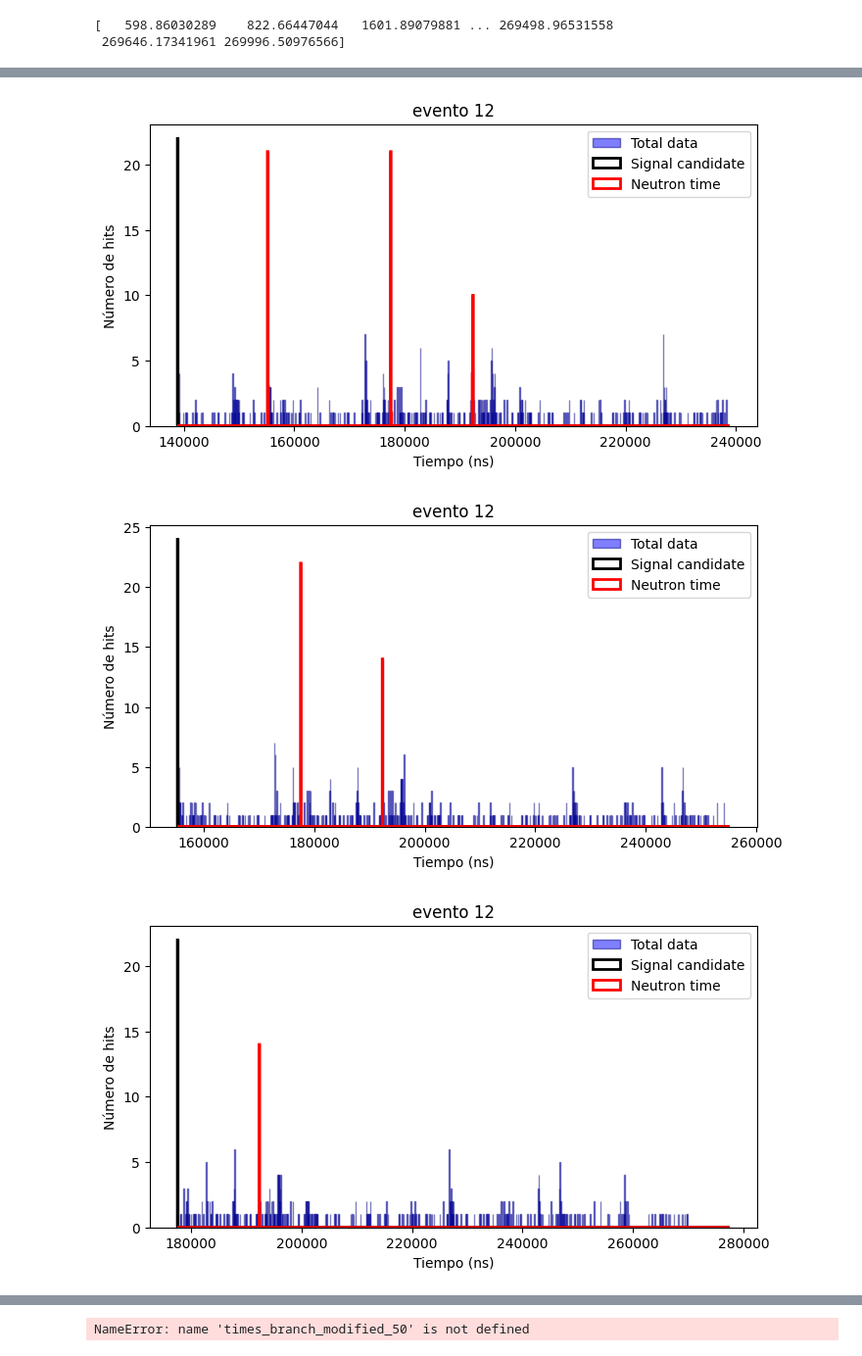
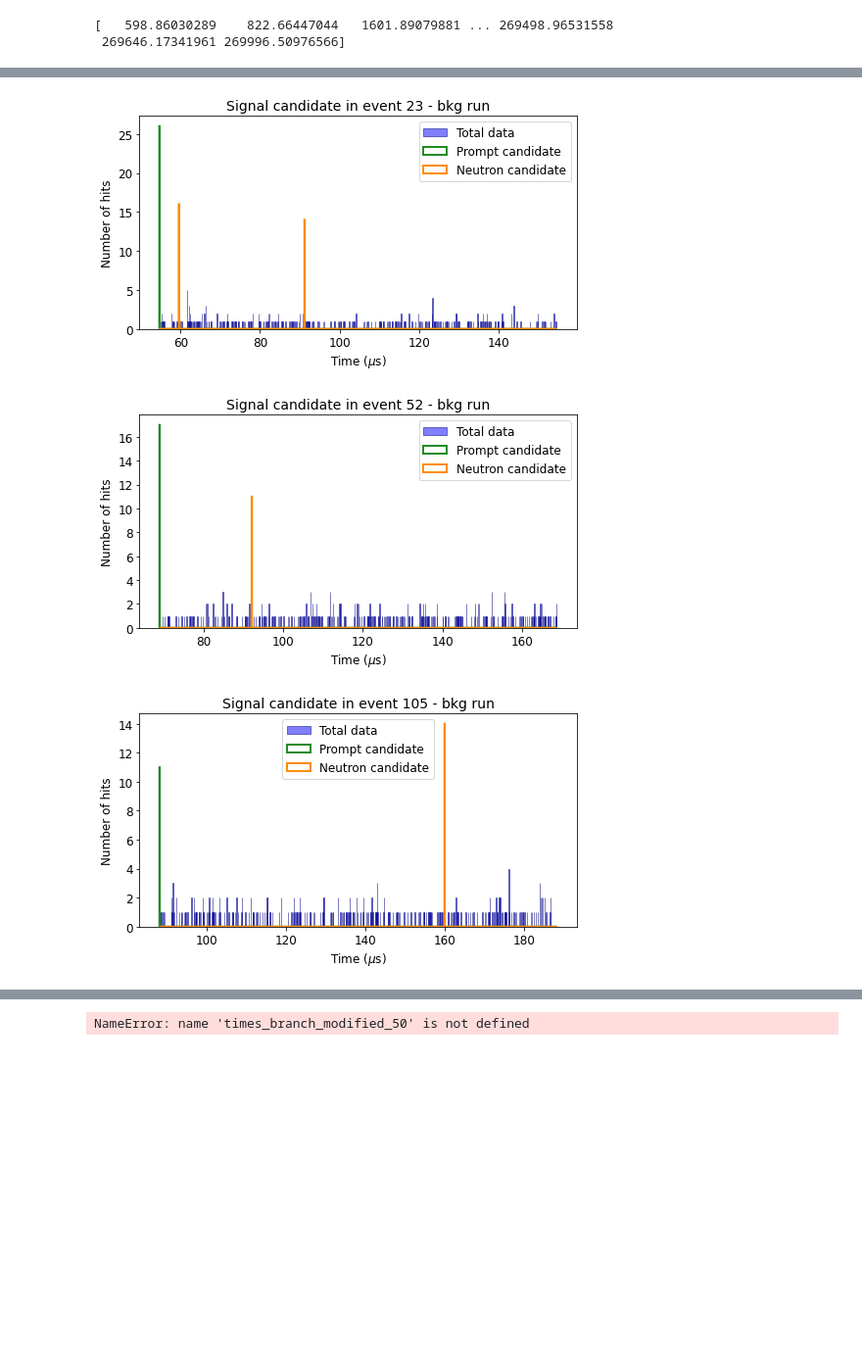
Before and after one commit to halmamol/WCTECoincidence_Analysis, a Jupyter notebook: nHits_count/jupyter_notebooks/spillsDelete.ipynb, the cells around one changed output, grey strips where cells are left out. Shown at 98% size. Saved outputs shown, nothing was run; the diff lists cells and outputs as text; code cells hidden in the pictures; blank space fills up the shorter version.

```diff
--- a/nHits_count/jupyter_notebooks/spillsDelete.ipynb
+++ b/nHits_count/jupyter_notebooks/spillsDelete.ipynb
@@ -39,3 +49,3 @@ times_branch_sorted_sig, times_branch_sorted_TOF_sig, charge_branch_sorted_sig,
 # %%
-times_branch_modified, threshold_times, deleted_index_dict = functions_spills.repeat_spills_nHits(event_number_branch, times_branch_sorted_TOF, 300, 5000, 5000)
-times_branch_modified_sig, threshold_times_sig, deleted_index_dict_sig = functions_spills.repeat_spills_nHits(event_number_branch_sig, times_branch_sorted_TOF_sig, 300, 5000, 5000)
+times_branch_modified, threshold_times, deleted_index_dict = functions_spills.repeat_spills_nHits(event_number_branch, times_branch_sorted_TOF, 300, 5000, 6000)
+times_branch_modified_sig, threshold_times_sig, deleted_index_dict_sig = functions_spills.repeat_spills_nHits(event_number_branch_sig, times_branch_sorted_TOF_sig, 300, 5000, 6000)
@@ -148,5 +172,5 @@ plt.show()
 # %%
-bin_window = 4000
+bin_window = 100
 
 nHits_tot = functions_spills.counting_nHits_window(event_number_branch, times_branch_modified_chargesTT, bin_window)
 nHits_in = functions_spills.counting_nHits_window(event_number_branch, times_branch_sorted_TOF, bin_window)
@@ -249,14 +260,14 @@ print("Total de elementos en todas las listas:", total)
 Total de elementos en todas las listas: 566
 Total de elementos en todas las listas: 772
 # %%
-trigger_times_half = dict(list(threshold_charges.items())[0:10])
+trigger_times_half = dict(list(threshold_charges.items())[0:2])
 bin_time = 250
 delta = 30000
 
 for event_number in trigger_times_half:
     for start_time in trigger_times_half[event_number]:
-        times_branch_event = times_branch[event_number]
-        charges_branch_event = charge_branch[event_number]
+        times_branch_event = times_branch_sorted_TOF[event_number]
+        charges_branch_event = charge_branch_sorted[event_number]
 
         mask = (times_branch_event >= start_time) & (times_branch_event < start_time + delta)
 
@@ -458,5 +440,5 @@ print(neutron_dict_sig)
 # %%
-neutron_dict_cut = dict(list(neutron_dict_sig.items())[0:10])
+neutron_dict_cut = dict(list(neutron_dict.items())[0:10])
 
 print(neutron_dict)
 
@@ -465,39 +447,42 @@ for event_number in neutron_dict_cut:
 
         neutron_times = neutron_dict_cut[event_number][start_time]
 
-        bin_edges = np.arange(start_time, start_time + 100001, 100)  # 120 bins
+        bin_edges = np.arange(start_time, start_time + 100001, 100)
 
         plt.figure(figsize=(8, 4))
         plt.hist(
-            times_branch_modified_chargesTT_sig[event_number],
+            times_branch_modified_chargesTT[event_number],
             bins=bin_edges,
             color='blue',
             edgecolor='navy',
             alpha=0.5,
             label="Total data"
         )
-        mask = (times_branch_sup5_sig[event_number] >= start_time) & (times_branch_sup5_sig[event_number] < start_time + 100)
+        mask = (times_branch_sup5[event_number] >= start_time) & (times_branch_sup5[event_number] < start_time + 100)
         plt.hist(
-            times_branch_sup5_sig[event_number][mask],
+            times_branch_sup5[event_number][mask],
             bins=bin_edges,
             histtype='step',
-            color='black',
+            color='forestgreen',
             linewidth=2,
-            label="Signal candidate"
+            label="Prompt candidate"
         )
         for t in neutron_times:
-            mask = (times_branch_modified_chargesTT_sig[event_number] >= t) & (times_branch_modified_chargesTT_sig[event_number] <= t + 100)
+            mask = (times_branch_modified_chargesTT[event_number] >= t-20) & (times_branch_modified_chargesTT[event_number] <= t + 200)
             plt.hist(
-                times_branch_modified_chargesTT_sig[event_number][mask],
+                times_branch_modified_chargesTT[event_number][mask],
                 bins=bin_edges,
                 histtype='step',
-                color='red',
+                color='darkorange',
                 linewidth=2,
-                label='Neutron time' if t == neutron_times[0] else None
+                label='Neutron candidate' if t == neutron_times[0] else None
             )
-        plt.xlabel('Tiempo (ns)')
-        plt.ylabel('Número de hits')
-        plt.title(f'evento {event_number}')
-        plt.legend()
+        plt.xlabel(r'Time ($\mu$s)', fontsize=12)
+        plt.ylabel('Number of hits', fontsize=12)
+        plt.title(f'Signal candidate in event {event_number} - bkg run', fontsize=14)
+        plt.xticks(fontsize=12)
+        plt.yticks(fontsize=12)
+        plt.legend(fontsize=12)
+        plt.gca().xaxis.set_major_formatter(ticker.FuncFormatter(lambda x, _: f'{x/1000:.0f}'))
         plt.show()
 # %% [output]
@@ -506,3 +491,3 @@ for event_number in neutron_dict_cut:
-[figure, old version]
+[figure, new version]
-[figure, old version]
+[figure, new version]
-[figure, old version]
+[figure, new version]
```
Also changed, not shown: parts of 19 cells of this notebook, 11 other files.
